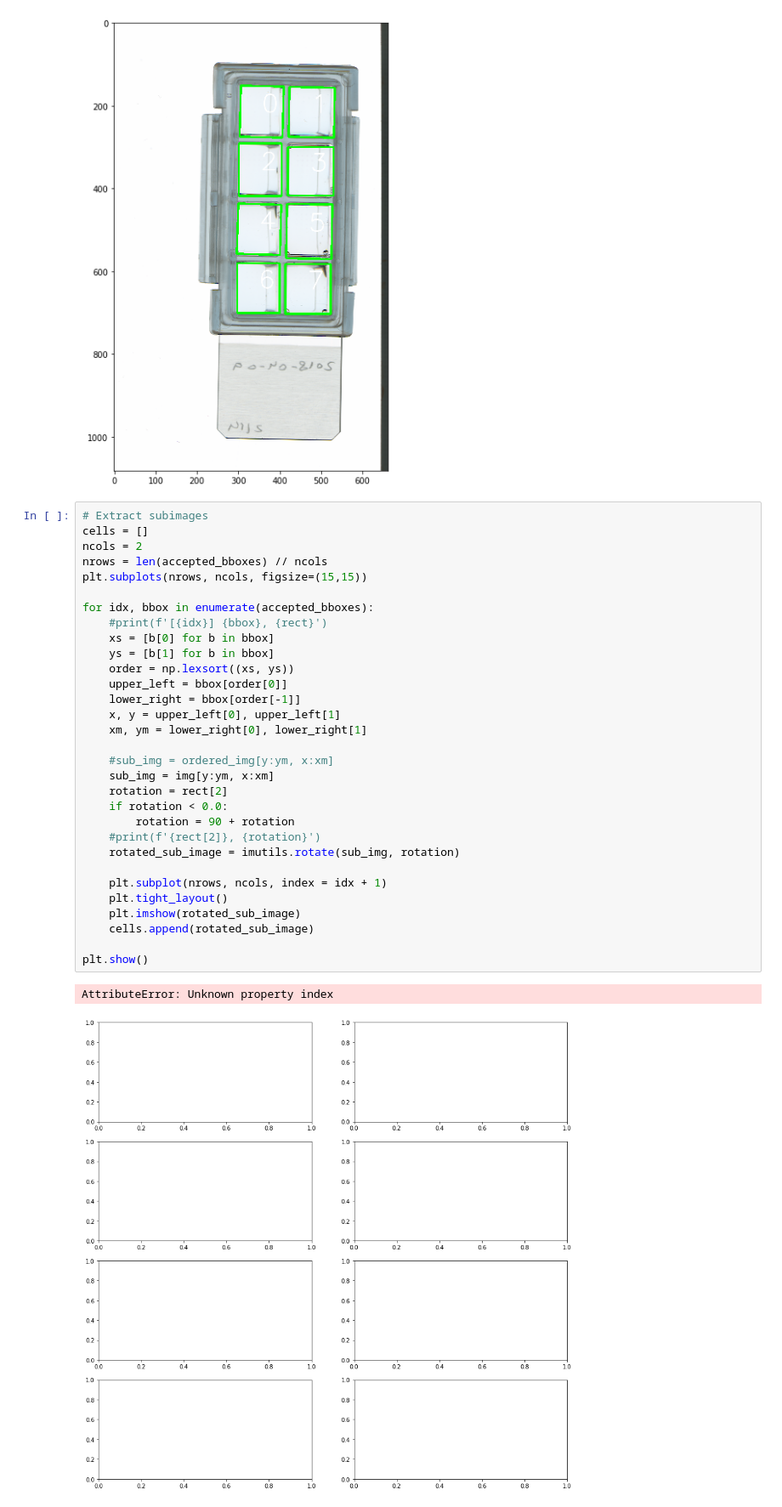
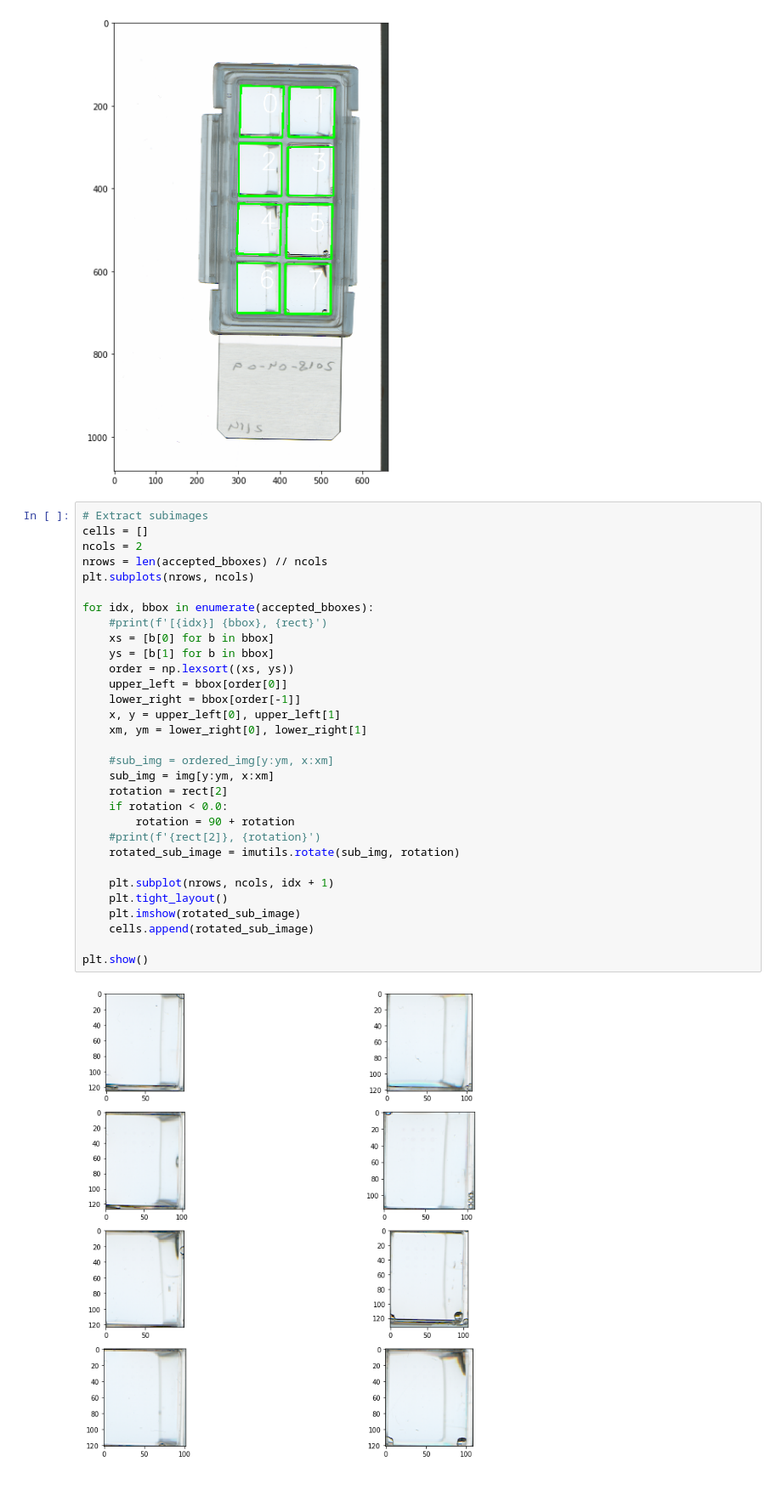
Before and after one commit to CSF-BioComp/marquant, a Jupyter notebook: experiments/manuel@opencvtesting.ipynb, the cells around one changed output. Shown at 85% size. Cells and saved outputs as stored; diff of their text form.

Commit message:
Show all subimages in one plot (to avoid scrolling)

```diff
--- a/experiments/manuel@opencvtesting.ipynb
+++ b/experiments/manuel@opencvtesting.ipynb
@@ -149,34 +149,33 @@ plt.show()
 # %%
 # Extract subimages
 cells = []
 ncols = 2
 nrows = len(accepted_bboxes) // ncols
-plt.subplots(nrows, ncols, figsize=(15,15))
+plt.subplots(nrows, ncols)
 
 for idx, bbox in enumerate(accepted_bboxes):
     #print(f'[{idx}] {bbox}, {rect}')
     xs = [b[0] for b in bbox]
     ys = [b[1] for b in bbox]
     order = np.lexsort((xs, ys))
     upper_left = bbox[order[0]]
     lower_right = bbox[order[-1]]
     x, y = upper_left[0], upper_left[1]
     xm, ym = lower_right[0], lower_right[1]
 
     #sub_img = ordered_img[y:ym, x:xm]
     sub_img = img[y:ym, x:xm]
     rotation = rect[2]
     if rotation < 0.0:
         rotation = 90 + rotation
     #print(f'{rect[2]}, {rotation}')
     rotated_sub_image = imutils.rotate(sub_img, rotation)
 
-    plt.subplot(nrows, ncols, index = idx + 1)
+    plt.subplot(nrows, ncols, idx + 1)
     plt.tight_layout()
     plt.imshow(rotated_sub_image)
     cells.append(rotated_sub_image)
 
 plt.show()
 # %% [output]
-AttributeError: Unknown property index
-[figure, old version]
+[figure, new version]
```
Also changed, not shown: parts of 6 cells of this notebook.
